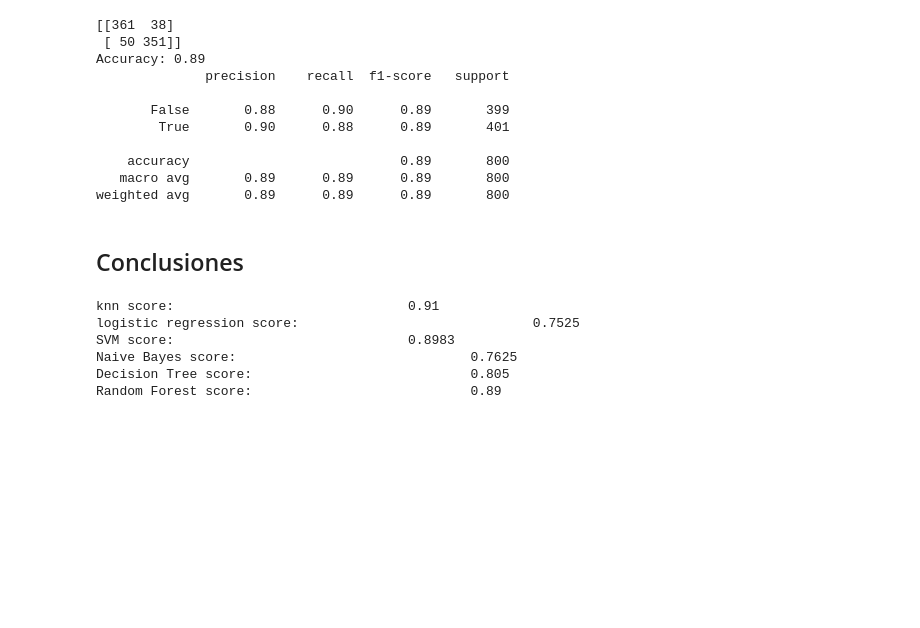
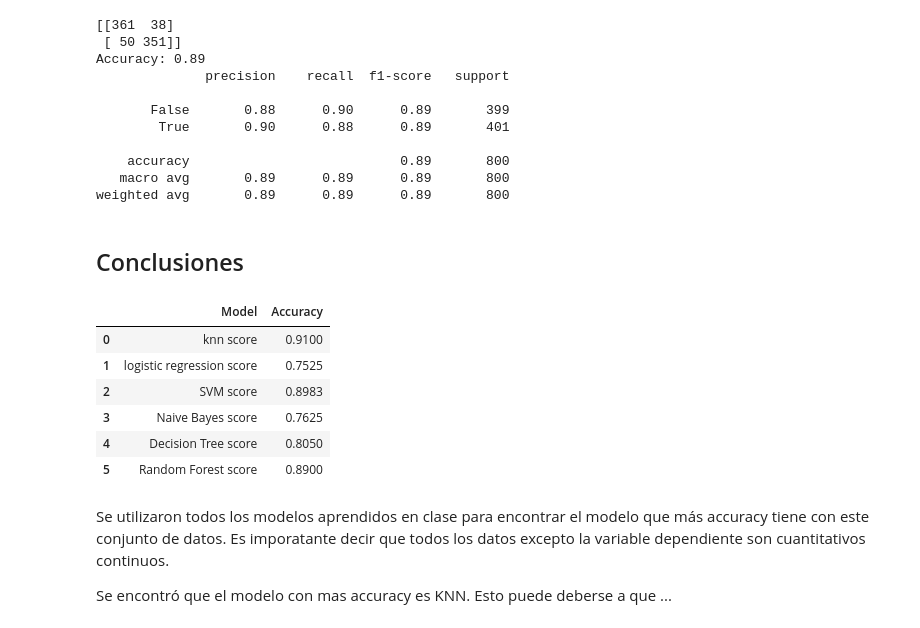
Before and after one commit to Diego2250/HT3-MD, a Jupyter notebook: hd3.ipynb, the cells around one changed output. Cells and saved outputs as stored; diff of their text form; code cells hidden in the pictures; blank space fills up the shorter version.

```diff
--- a/hd3.ipynb
+++ b/hd3.ipynb
@@ -491,6 +491,9 @@ model.fit(X_train, y_train)
 y_pred = model.predict(X_test)
 
 print(classification_report(y_test, y_pred))
+
+# obtener el valor de acuraccy como value de acuracy_dict
+acuracy_dict['SVM Kernel '] = model.score(X_test, y_test)
 # %% [output]
               precision    recall  f1-score   support
 
@@ -635,13 +638,19 @@ weighted avg       0.89      0.89      0.89       800
 # %%
 # las value de acuracy_dict deben tener 4 decimales.
 acuracy_dict = {k: round(v, 4) for k, v in acuracy_dict.items()}
 
-for each in acuracy_dict:
-    print(f"{each}: \t{acuracy_dict[each]}")
+# convertir el diccionario a un dataframe
+acuracy_df = pd.DataFrame(acuracy_dict.items(), columns=['Model', 'Accuracy'])
+acuracy_df.head(10)
 # %% [output]
-knn score:                              0.91
-logistic regression score:                              0.7525
-SVM score:                              0.8983
-Naive Bayes score:                              0.7625
-Decision Tree score:                            0.805
-Random Forest score:                            0.89
+|  | Model | Accuracy |
+| 0 | knn score | 0.9100 |
+| 1 | logistic regression score | 0.7525 |
+| 2 | SVM score | 0.8983 |
+| 3 | Naive Bayes score | 0.7625 |
+| 4 | Decision Tree score | 0.8050 |
+| 5 | Random Forest score | 0.8900 |
+# %% [markdown]
+Se utilizaron todos los modelos aprendidos en clase para encontrar el modelo que más accuracy tiene con este conjunto de datos. Es imporatante decir que todos los datos excepto la variable dependiente son cuantitativos continuos.
+
+Se encontró que el modelo con mas accuracy es KNN. Esto puede deberse a que ...
```
Also changed, not shown: parts of 1 cell of this notebook.
